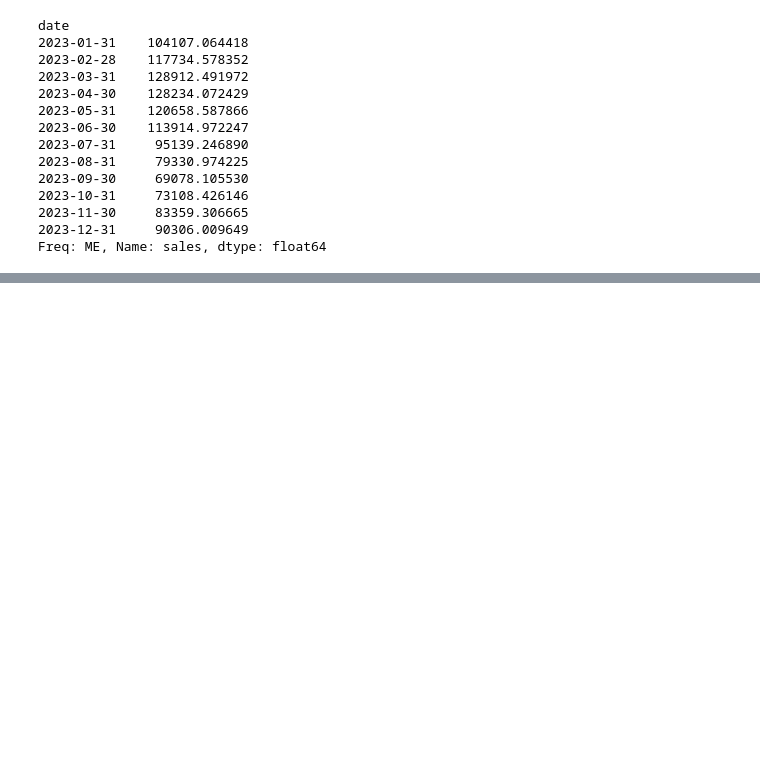
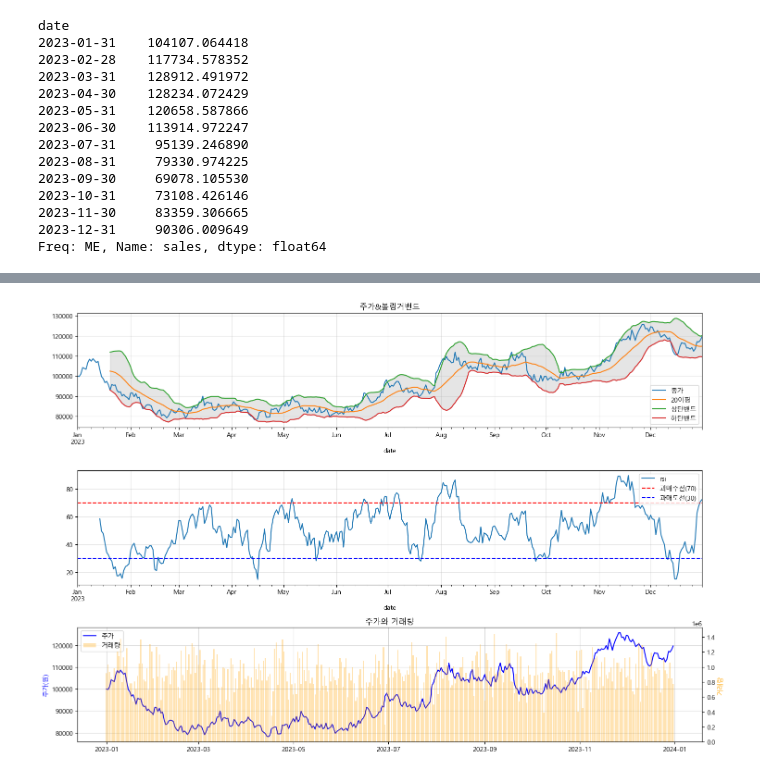
Before and after one commit to hayden-71/TIL, a Jupyter notebook: 데이터분석/02_pandas3.ipynb, the cells around one changed output, grey strips where cells are left out. Saved outputs shown, nothing was run; the diff lists cells and outputs as text; code cells hidden in the pictures; blank space fills up the shorter version.

```diff
--- a/데이터분석/02_pandas3.ipynb
+++ b/데이터분석/02_pandas3.ipynb
@@ -403,0 +726,52 @@ plt.show()
+# %%
+# r기술분석 차트
+plt.figure(figsize=(15, 10))
+
+# 볼링거 밴드 & 주가
+plt.subplot(3, 1, 1)
+ax = plt.gca()
+df[['close', 'ma_20', 'bb_upper', 'bb_lower']].plot(ax=ax)
+
+plt.fill_between(
+    df.index,
+    df['bb_upper'],
+    df['bb_lower'],
+    alpha=0.2, color='grey'
+)
+
+plt.legend(['종가', '20이평', '상단밴드', '하단밴드'])
+plt.title('주가&볼링거밴드')
+plt.grid(True, alpha=0.3)
+
+
+# RSI
+plt.subplot(3, 1, 2)
+df['rsi'].plot()
+plt.axhline(y=70, color='red', linestyle='--', label='과매수선(70)')
+plt.axhline(y=30, color='blue', linestyle='--', label='과매도선(30)')
+plt.legend()
+plt.grid(True, alpha=0.3)
+
+
+# 거래량 <-> 가격
+plt.subplot(3, 1, 3)
+# 축을 직접 정의하고 그림
+ax1 = plt.gca()
+ax2 = ax1.twinx()
+
+ax1.plot(df.index, df['close'], '-b', label='주가')
+ax2.bar(df.index, df['volume'], alpha=0.3, color='orange', label='거래량')
+
+ax1.set_ylabel('주가(원)', color='b')
+ax2.set_ylabel('거래량', color='orange')
+ax1.set_title('주가와 거래량')
+ax1.grid(True, alpha=0.5)
+
+line1, label1 = ax1.get_legend_handles_labels()
+line2, label2 = ax2.get_legend_handles_labels()
+ax1.legend(line1 + line2, label1 + label2, loc='upper left')
+
+plt.tight_layout()
+plt.show()
+# %% [output]
+[figure, added]
```
Also changed, not shown: parts of 20 cells of this notebook, 12 other files.
